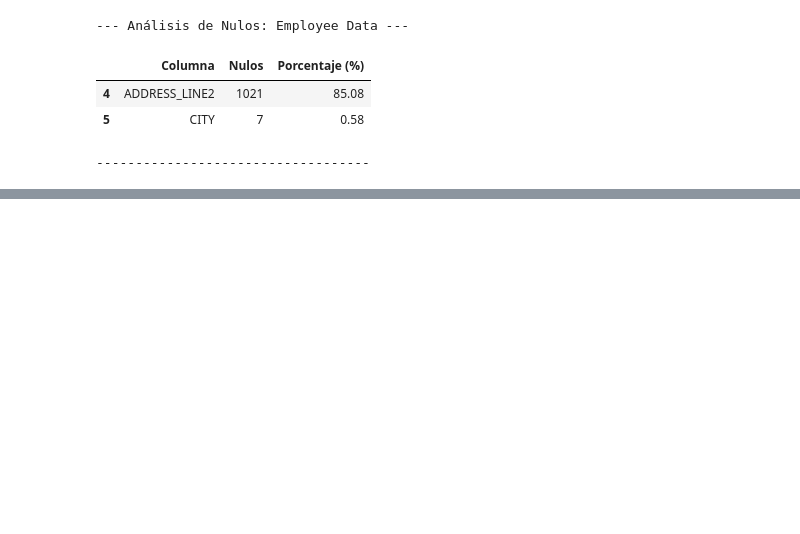
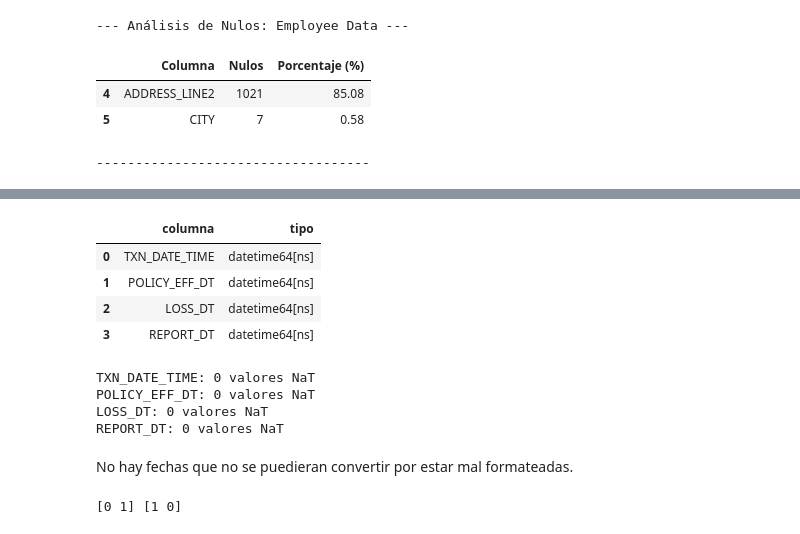
Before and after one commit to yaninaiberra/tekne_challenge, a Jupyter notebook: Tekne_challengue_Data_AI.ipynb, the cells around one changed output, grey strips where cells are left out. Cells and saved outputs as stored; diff of their text form; code cells hidden in the pictures; blank space fills up the shorter version.

```diff
--- a/Tekne_challengue_Data_AI.ipynb
+++ b/Tekne_challengue_Data_AI.ipynb
@@ -385,0 +545,7 @@ analizar_nulos(vendor_data, "Vendor Data")
+# %%
+# 1. Crear flag
+insurance_data["INCIDENT_CITY_MISSING"] = insurance_data["INCIDENT_CITY"].isna().astype(int)
+
+# 2. Imputar
+insurance_data["INCIDENT_CITY"] = insurance_data.groupby("INCIDENT_STATE")["INCIDENT_CITY"]\
+    .transform(lambda x: x.fillna(x.mode()[0] if not x.mode().empty else "Unknown"))
@@ -385,0 +563,5 @@ analizar_nulos(vendor_data, "Vendor Data")
+# %%
+insurance_data["CUSTOMER_EDUCATION_LEVEL"] = (
+    insurance_data["CUSTOMER_EDUCATION_LEVEL"]
+    .fillna("Unknown")
+)
@@ -385,0 +692,28 @@ analizar_nulos(vendor_data, "Vendor Data")
+# %%
+# Pasamos las fechas de 'object' a 'datetime'
+cols_fecha = ["TXN_DATE_TIME", "POLICY_EFF_DT", "LOSS_DT", "REPORT_DT"]
+
+for col in cols_fecha:
+    if col in insurance_data.columns:
+        insurance_data[col] = pd.to_datetime(
+            insurance_data[col],
+            errors="coerce"  # convierte errores a NaT
+        )
+display(pd.DataFrame({
+    "columna": cols_fecha,
+    "tipo": insurance_data[cols_fecha].dtypes.values
+}))
+for col in cols_fecha:
+    print(f"{col}: {insurance_data[col].isna().sum()} valores NaT")
+# %% [output]
+|  | columna | tipo |
+| 0 | TXN_DATE_TIME | datetime64[ns] |
+| 1 | POLICY_EFF_DT | datetime64[ns] |
+| 2 | LOSS_DT | datetime64[ns] |
+| 3 | REPORT_DT | datetime64[ns] |
+TXN_DATE_TIME: 0 valores NaT
+POLICY_EFF_DT: 0 valores NaT
+LOSS_DT: 0 valores NaT
+REPORT_DT: 0 valores NaT
+# %% [markdown]
+No hay fechas que no se puedieran convertir por estar mal formateadas.
@@ -385,0 +723,7 @@ analizar_nulos(vendor_data, "Vendor Data")
+# %%
+# Variables binarias a int8
+insurance_data["ANY_INJURY"] = insurance_data["ANY_INJURY"].astype("int8")
+insurance_data["POLICE_REPORT_AVAILABLE"] = insurance_data["POLICE_REPORT_AVAILABLE"].astype("int8")
+print(insurance_data.ANY_INJURY.unique(), insurance_data.POLICE_REPORT_AVAILABLE.unique())
+# %% [output]
+[0 1] [1 0]
```
Also changed, not shown: parts of 44 cells of this notebook.
